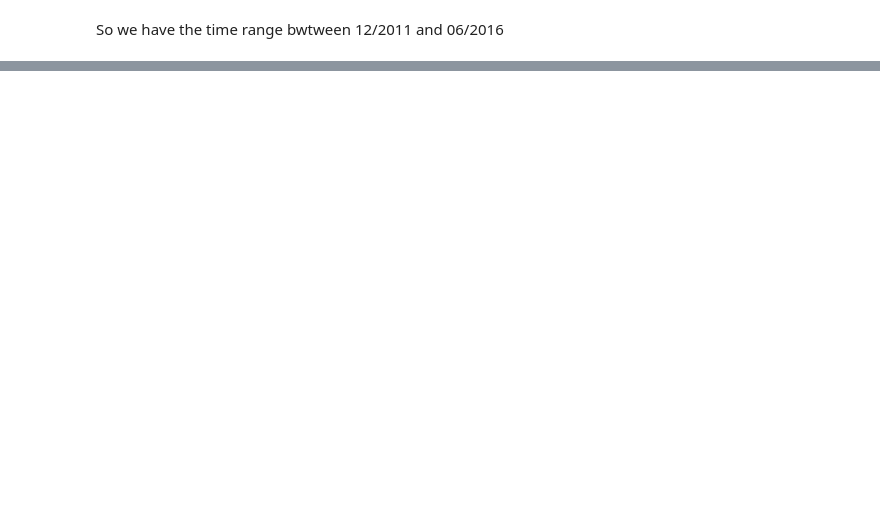
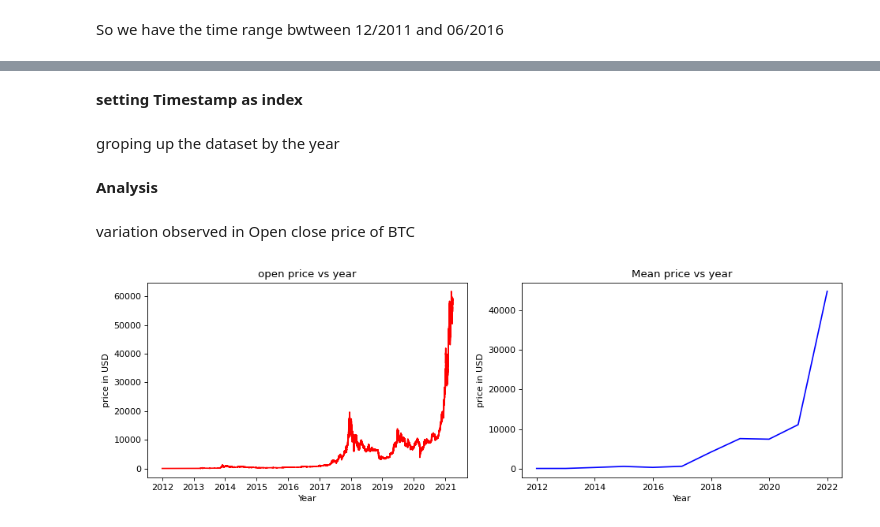
Before and after one commit to abhi311295/Bitcoin-Price-Analysis, a Jupyter notebook: Bitcoin_Price_Prediction.ipynb, the cells around one changed output, grey strips where cells are left out. Saved outputs shown, nothing was run; the diff lists cells and outputs as text; code cells hidden in the pictures; blank space fills up the shorter version.

```diff
--- a/Bitcoin_Price_Prediction.ipynb
+++ b/Bitcoin_Price_Prediction.ipynb
@@ -131,0 +139,3 @@ So we have the time range bwtween 12/2011 and 06/2016
+# %%
+df['Close - open'] = df['Close'] - df['Open']
+df.head()
@@ -131,0 +149,3 @@ So we have the time range bwtween 12/2011 and 06/2016
+# %%
+df['(close - open) percentage'] = (df['Close - open'] / df['Open'])*100
+df.head()
@@ -131,0 +172,3 @@ So we have the time range bwtween 12/2011 and 06/2016
+# %%
+df_g = df.groupby(pd.Grouper(key="Timestamp" , freq='y')).mean()
+df_g
@@ -131,0 +189,28 @@ So we have the time range bwtween 12/2011 and 06/2016
+# %% [markdown]
+**setting Timestamp as index**
+# %%
+df.set_index('Timestamp', inplace=True)
+# %% [markdown]
+groping up the dataset by the year
+# %% [markdown]
+**Analysis**
+# %% [markdown]
+variation observed in Open close price of BTC
+# %%
+figure(figsize = (12,4), dpi = 80)
+plt.subplot(1,2,1)
+plt.plot(df['Open'], color = 'r')
+plt.xlabel('Year')
+plt.ylabel('price in USD')
+plt.title('open price vs year')
+plt.tight_layout()
+
+
+plt.subplot(1,2,2)
+plt.plot(df_g['Open'], color = 'b')
+plt.xlabel('Year')
+plt.ylabel('price in USD')
+plt.title('Mean price vs year')
+plt.tight_layout()
+# %% [output]
+[figure, added]
```
Also changed, not shown: parts of 13 cells of this notebook.
